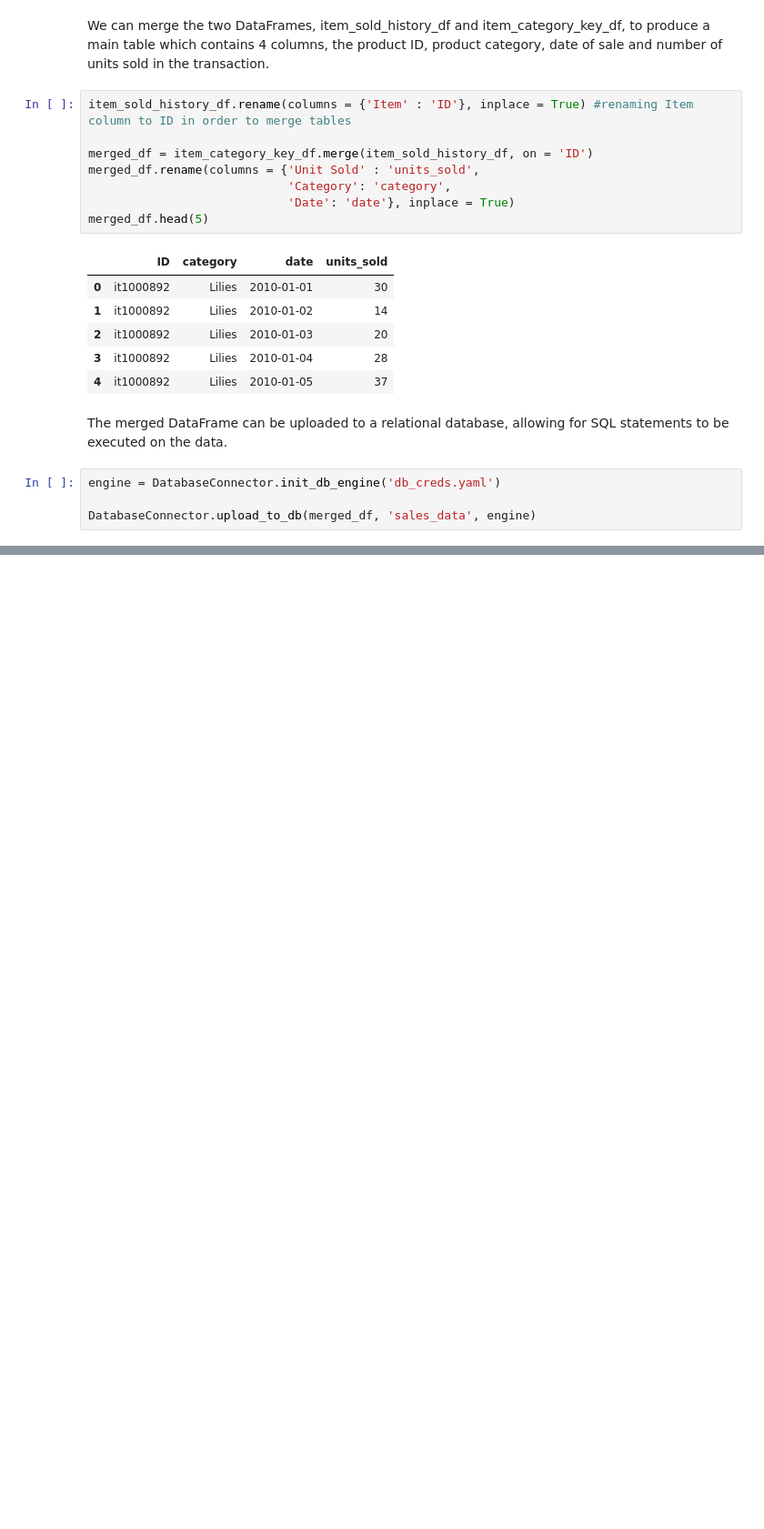
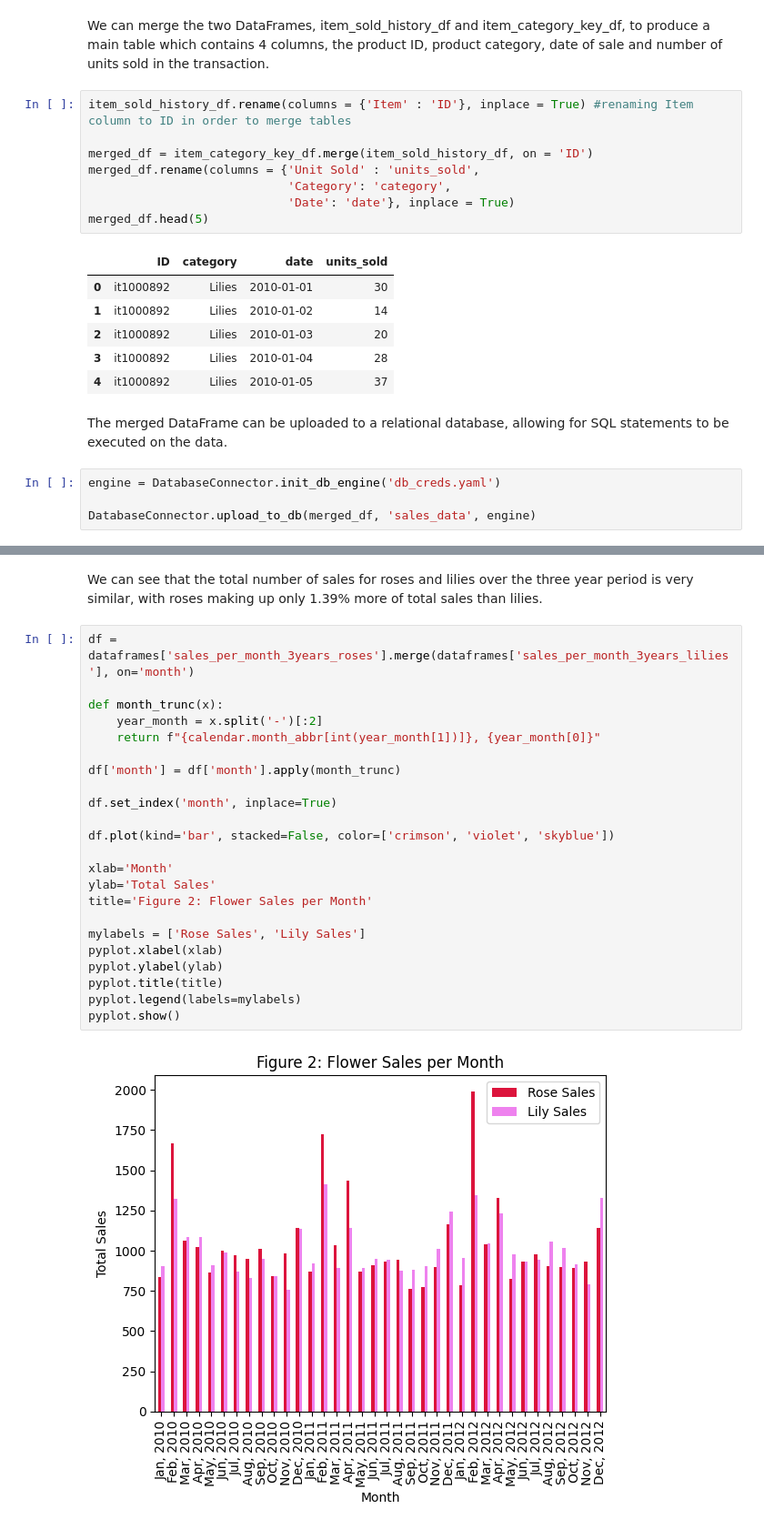
Before and after one commit to VargheseJaco/YouLend, a Jupyter notebook: YouLend.ipynb, the cells around one changed output, grey strips where cells are left out. Shown at 91% size. Cells and saved outputs as stored; diff of their text form; blank space fills up the shorter version.

```diff
--- a/YouLend.ipynb
+++ b/YouLend.ipynb
@@ -53,0 +86,27 @@ DatabaseConnector.upload_to_db(merged_df, 'sales_data', engine)
+# %% [markdown]
+We can see that the total number of sales for roses and lilies over the three year period is very similar, with roses making up only 1.39% more of total sales than lilies.
+# %%
+df = dataframes['sales_per_month_3years_roses'].merge(dataframes['sales_per_month_3years_lilies'], on='month')
+
+def month_trunc(x):
+    year_month = x.split('-')[:2]
+    return f"{calendar.month_abbr[int(year_month[1])]}, {year_month[0]}"
+
+df['month'] = df['month'].apply(month_trunc)
+
+df.set_index('month', inplace=True)
+
+df.plot(kind='bar', stacked=False, color=['crimson', 'violet', 'skyblue'])
+
+xlab='Month'
+ylab='Total Sales'
+title='Figure 2: Flower Sales per Month'
+
+mylabels = ['Rose Sales', 'Lily Sales']
+pyplot.xlabel(xlab)
+pyplot.ylabel(ylab)
+pyplot.title(title)
+pyplot.legend(labels=mylabels)
+pyplot.show()
+# %% [output]
+[figure, added]
```
Also changed, not shown: parts of 8 cells of this notebook, 8 other files.
